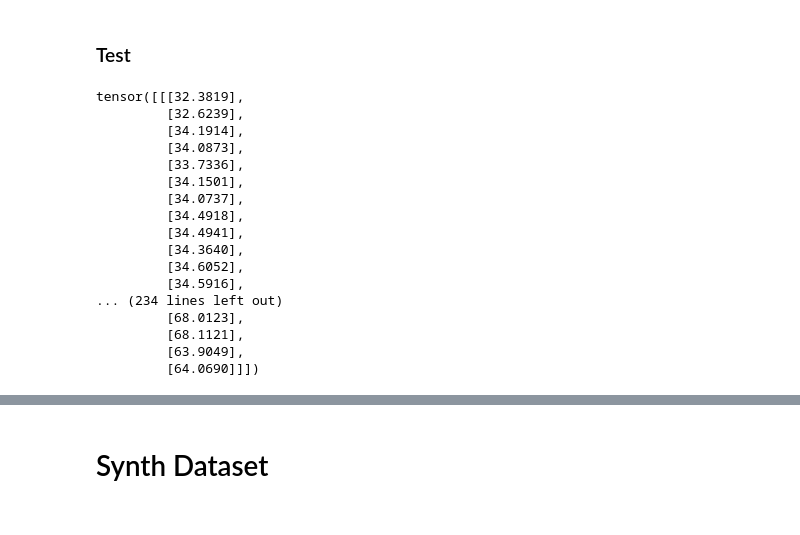
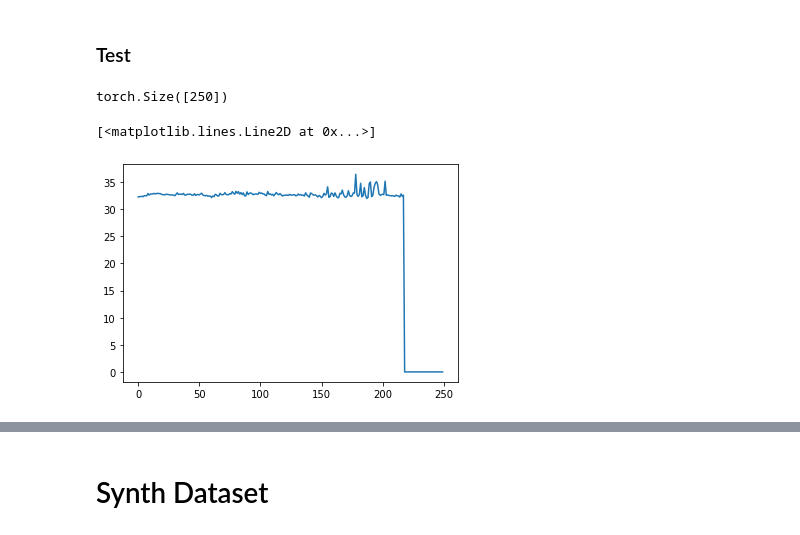
Before and after one commit to nabsara/deep-eurorack-control, a Jupyter notebook: notebooks/Untitled.ipynb, the cells around one changed output, grey strips where cells are left out. Saved outputs shown, nothing was run; the diff lists cells and outputs as text; code cells hidden in the pictures.

```diff
--- a/notebooks/Untitled.ipynb
+++ b/notebooks/Untitled.ipynb
@@ -35,23 +38,13 @@ mini_batch = next(iter(data_loader))
 pitch = mini_batch[0]
 loud = mini_batch[1]
 signal=mini_batch[2]
+pitchp = pitch[0,:][:,0]
+# %%
+pitchp.shape
+# %% [output]
+torch.Size([250])
 # %%
-pitch
+plt.plot(pitchp)
 # %% [output]
-tensor([[[32.3819],
-         [32.6239],
-         [34.1914],
-         [34.0873],
-         [33.7336],
-         [34.1501],
-         [34.0737],
-         [34.4918],
-         [34.4941],
-         [34.3640],
-         [34.6052],
-         [34.5916],
-... (234 lines left out)
-         [68.0123],
-         [68.1121],
-         [63.9049],
-         [64.0690]]])
+[<matplotlib.lines.Line2D at 0x...>]
+[figure, added]
```
Also changed, not shown: parts of 3 cells of this notebook, 1 other file.
